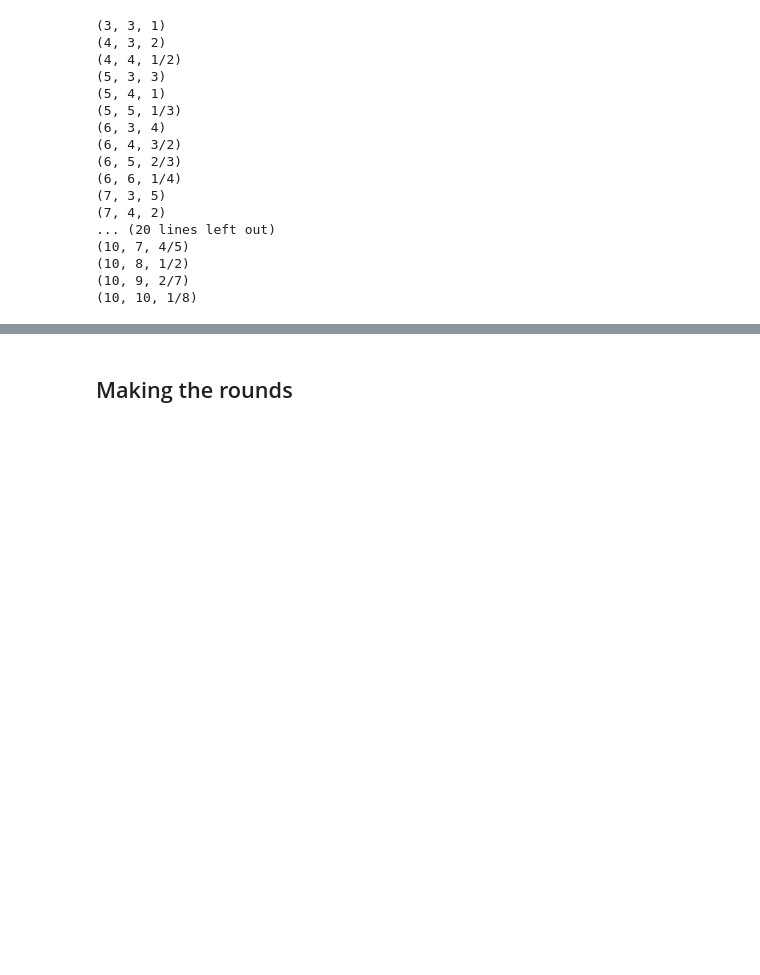
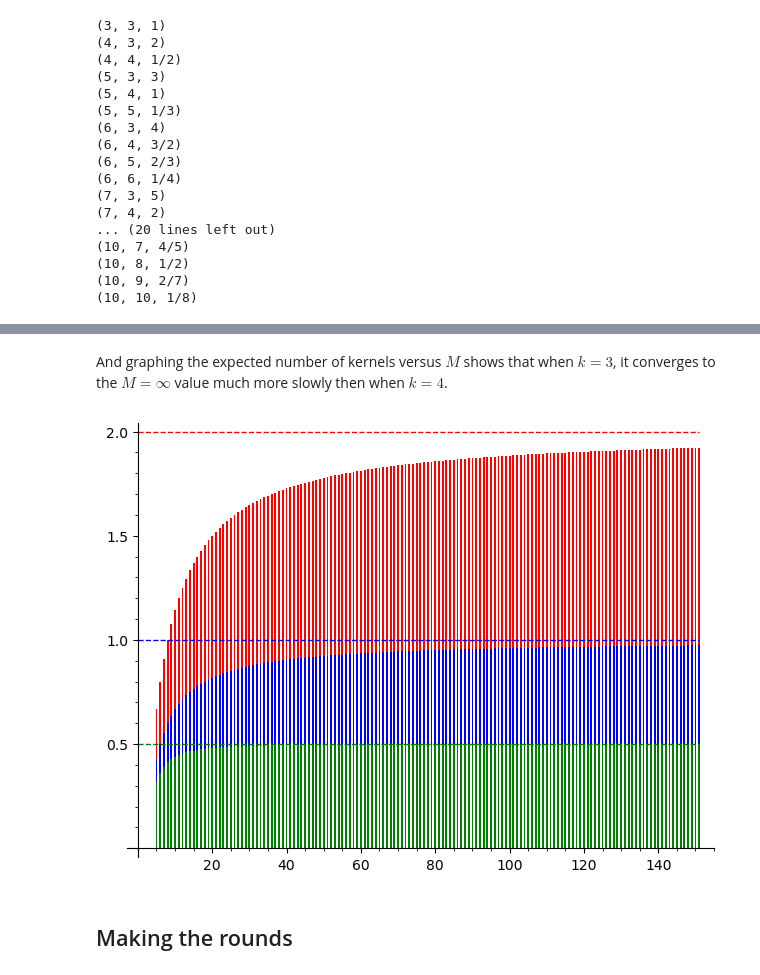
Before and after one commit to qpliu/sunday-puzzle, a Jupyter notebook: riddler/2024/20241025.ipynb, the cells around one changed output, grey strips where cells are left out. Cells and saved outputs as stored; diff of their text form; code cells hidden in the pictures; blank space fills up the shorter version.

```diff
--- a/riddler/2024/20241025.ipynb
+++ b/riddler/2024/20241025.ipynb
@@ -82,3 +141,16 @@ for N in [3..10]:
+# %% [markdown]
+And graphing the expected number of kernels versus $M$ shows that when
+$k = 3$, it converges to the $M = \infty$ value much more slowly then
+when $k = 4$.
+# %%
+bar_chart([0,0,0,0,0]+[numerical_approx(C_exp(x,4,3)) for x in [4..150]],color='red') \
++ plot(2,x,0,151,color='red',linestyle='dashed') \
++ bar_chart([0,0,0,0,0]+[numerical_approx(C_exp(x,3,3)) for x in [4..150]],color='blue') \
++ plot(1,x,0,151,color='blue',linestyle='dashed') \
++ bar_chart([0,0,0,0,0]+[numerical_approx(C_exp(x,4,4)) for x in [4..150]],color='green') \
++ plot(0.5,x,0,151,color='green',linestyle='dashed')
+# %% [output]
+[figure, added]
 # %% [markdown]
 Making the rounds
 -----------------
```
Also changed, not shown: parts of 5 cells of this notebook, 1 other file.
